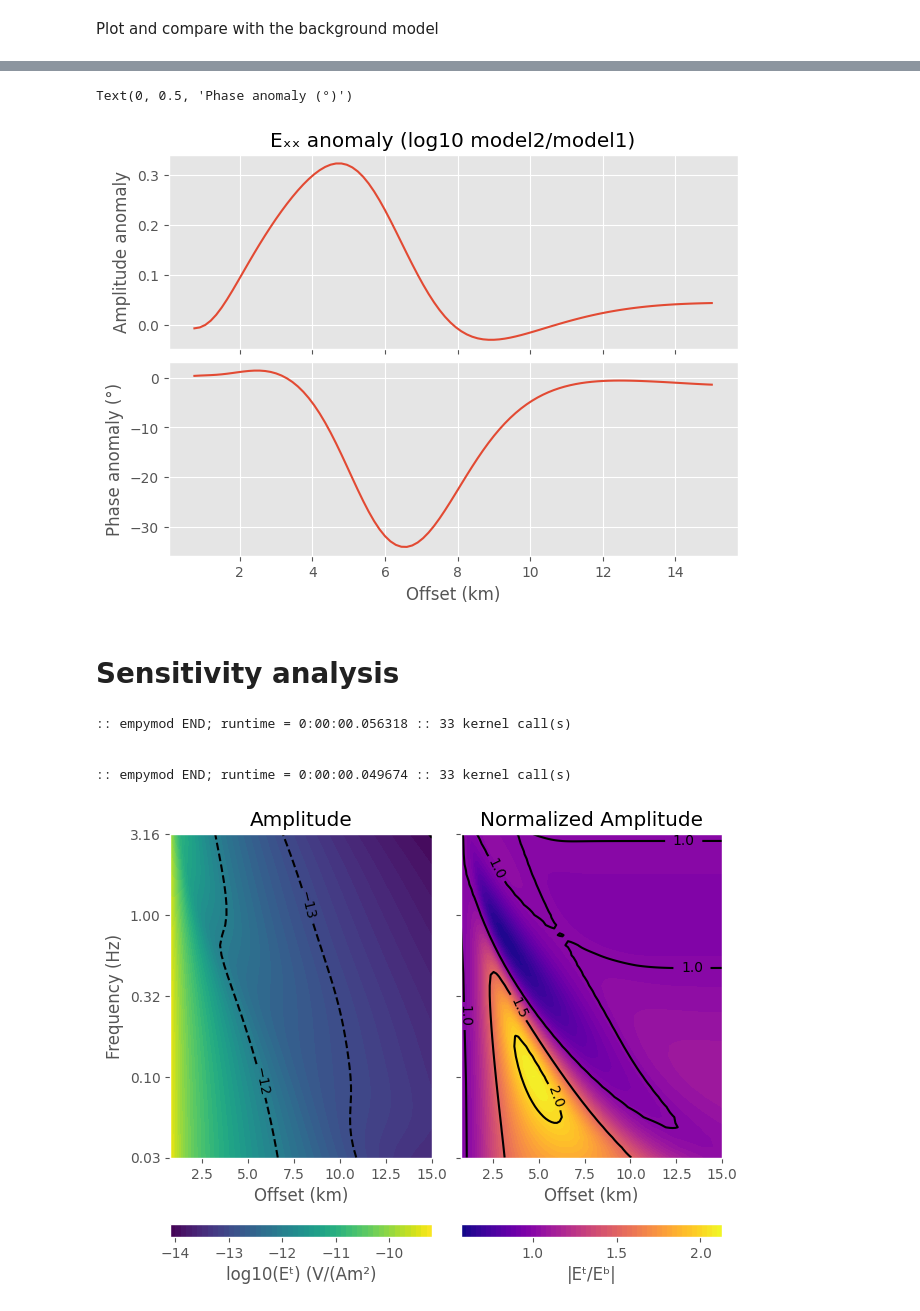
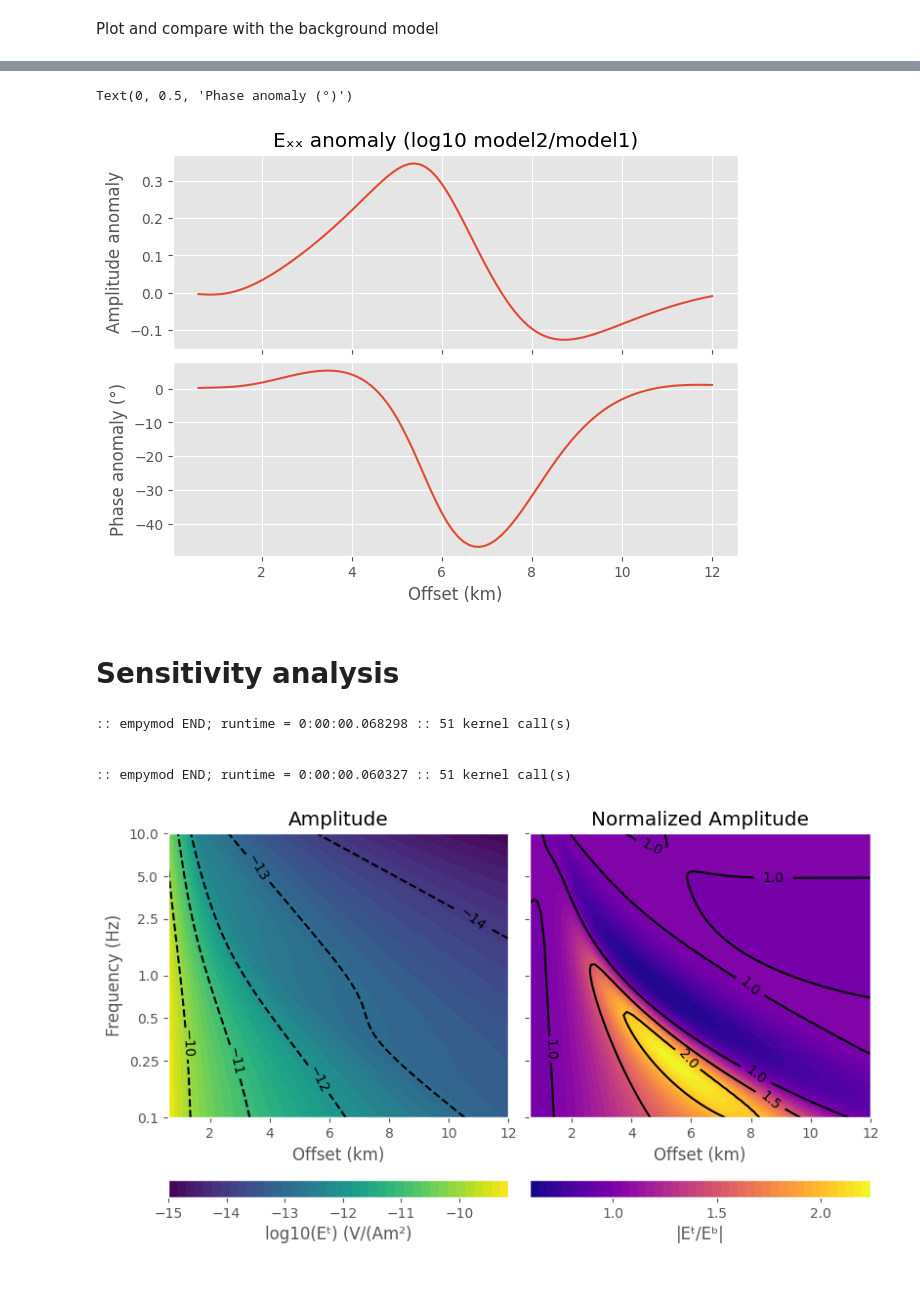
Before and after one commit to michpaulatto/AppliedGeophysicsExercises, a Jupyter notebook: Notebooks/8_csem_sleipner.ipynb, the cells around one changed output, grey strips where cells are left out. Saved outputs shown, nothing was run; the diff lists cells and outputs as text; code cells hidden in the pictures; blank space fills up the shorter version.

```diff
--- a/Notebooks/8_csem_sleipner.ipynb
+++ b/Notebooks/8_csem_sleipner.ipynb
@@ -50,9 +50,9 @@ Below we define the model geometry. We consider a layered 1D model. Each layer i
 
 First we define the background model and analyse its EM response
 # %%
-depth = [0, -80, -800, -1000, -5000]  # Layer boundaries
-res_bg = [2e14, 0.3, 1, 1, 1, 10]    # Background resistivities in Ohm
-res_tg = [2e14, 0.3, 1, 10, 1, 10]    # Target resistivities in Ohm
+depth = [0, -200, -1000, -1200, -5000]  # Layer boundaries
+res_bg = [2e14, 0.33, 2, 1.888, 2, 2]    # Background resistivities in Ohm
+res_tg = [2e14, 0.33, 2, 21, 2, 2]    # Target resistivities in Ohm
 p_depth = np.repeat(np.r_[100, depth, 2*depth[-1]], 2)[1:-1]
 
 # Create figure
@@ -63,7 +63,7 @@ fig.suptitle("Model", fontsize=16)
 ax1.semilogx(np.repeat(res_tg, 2), p_depth, 'C0')
 ax1.semilogx(np.repeat(res_bg, 2), p_depth, 'k')
 ax1.set_xlim([0.08, 500])
-ax1.set_ylim([-6000, 100])
+ax1.set_ylim([-4000, 100])
 ax1.set_ylabel('Depth (m)')
 ax1.set_xlabel('Resistivity ρₕ (Ωm)')
 # %% [output]
@@ -73,16 +73,16 @@ Text(0.5, 0, 'Resistivity ρₕ (Ωm)')
 Below we calculate the Em response and plot the decay of the EM field with offset
 # %%
 # Spatial parameters
-srcz = -70                   # Source depth
-recz = -80                   # Receiver depth
-recx = np.arange(5, 101)*150  # Receiver offsets in x-direction
+srcz = -150                   # Source depth
+recz = -200                   # Receiver depth
+recx = np.arange(5, 101)*120  # Receiver offsets in x-direction
 recy = np.zeros(96)           # Receiver offsets in y-direction
 
 # General input
 inpdat = {
     'rec': [recx, recy, recz, 0, 0],
     'depth': depth,
-    'freqtime': 0.1,                 # 1 Hz
+    'freqtime': 0.25,                 # 1 Hz
     'htarg': {'pts_per_dec': -1},  # Faster computation
     'verb': 2,                     # Verbosity
 }
@@ -132,12 +132,12 @@ ax2.set_xlabel('Offset (km)')
 ax2.set_ylabel('Phase anomaly (°)')
 # %% [output]
 Text(0, 0.5, 'Phase anomaly (°)')
-[figure, old version]
+[figure, new version]
 # %% [markdown]
 # Sensitivity analysis
 # %%
 # For 33 frequencies from -1.5 to 0.5 (logspace)
-freq = np.logspace(-1.5, 0.5, 33)
+freq = np.logspace(-1, 1, 51)
 
 # General input
 inpdat = {
@@ -153,41 +153,41 @@ inpdat['src'] = [0, 0, srcz, 0, 0]
 xfEM_tg = empymod.bipole(**inpdat, res=res_tg)
 xfEM_bg = empymod.bipole(**inpdat, res=res_bg)
 # %% [output]
-:: empymod END; runtime = 0:00:00.056318 :: 33 kernel call(s)
+:: empymod END; runtime = 0:00:00.068298 :: 51 kernel call(s)
 
 
-:: empymod END; runtime = 0:00:00.049674 :: 33 kernel call(s)
+:: empymod END; runtime = 0:00:00.060327 :: 51 kernel call(s)
 # %%
 lfreq = np.log10(freq)
 lamp = np.log10(xfEM_tg.amp())
 namp = (xfEM_tg.amp()/xfEM_bg).amp()  # Target divided by background
 
 # Create figure
 fig, (ax1, ax2) = plt.subplots(
-    1, 2, sharex=True, sharey=True, constrained_layout=True)
+    1, 2, sharex=True, sharey=True, constrained_layout=True,figsize=(8,4.5))
 
 # Plot absolute (amplitude) in log10
 ax1.set_title('Amplitude')
 cf1 = ax1.contourf(recx/1000, lfreq, lamp, levels=50)
-CS1 = ax1.contour(recx/1000, lfreq, lamp, [-15, -14, -13, -12], colors='k')
+CS1 = ax1.contour(recx/1000, lfreq, lamp, [-15, -14, -13, -12,-11,-10,-9,-8], colors='k')
 plt.clabel(CS1, inline=1, fontsize=10)
 ax1.set_xlabel('Offset (km)')
 ax1.set_ylabel('Frequency (Hz)')
-ax1.set_yticks([-1.5, -1, -.5, 0, .5, 1.0],
-               ('0.03', '0.10', '0.32', '1.00', '3.16','10.0'))
+ax1.set_yticks([-1,-0.60206, -0.30103,0, 0.3979, 0.69897, 1.0],
+               ('0.1', '0.25', '0.5', '1.0', '2.5', '5.0','10.0'))
 cb1 = plt.colorbar(cf1, ax=ax1, orientation='horizontal',
                    ticks=np.arange(-16., -9))
 cb1.set_label('log10(Eᵗ) (V/(Am²)')
 
 # Plot normalized
 ax2.set_title('Normalized Amplitude')
 cf2 = ax2.contourf(recx/1000, lfreq, namp, levels=50, cmap='plasma')
 CS2 = ax2.contour(recx/1000, lfreq, namp, [0.5,1,1.5,2], colors='k')
 plt.clabel(CS2, inline=1, fontsize=10)
 ax2.set_ylim([lfreq[0], lfreq[-1]])
 ax2.set_xlim([recx[0]/1000, recx[-1]/1000])
 ax2.set_xlabel('Offset (km)')
 cb2 = plt.colorbar(cf2, ax=ax2, orientation='horizontal',ticks=[0.5,1.0,1.5,2.0])
 cb2.set_label('|Eᵗ/Eᵇ|')
 # %% [output]
-[figure, old version]
+[figure, new version]
```
Also changed, not shown: parts of 4 cells of this notebook.
